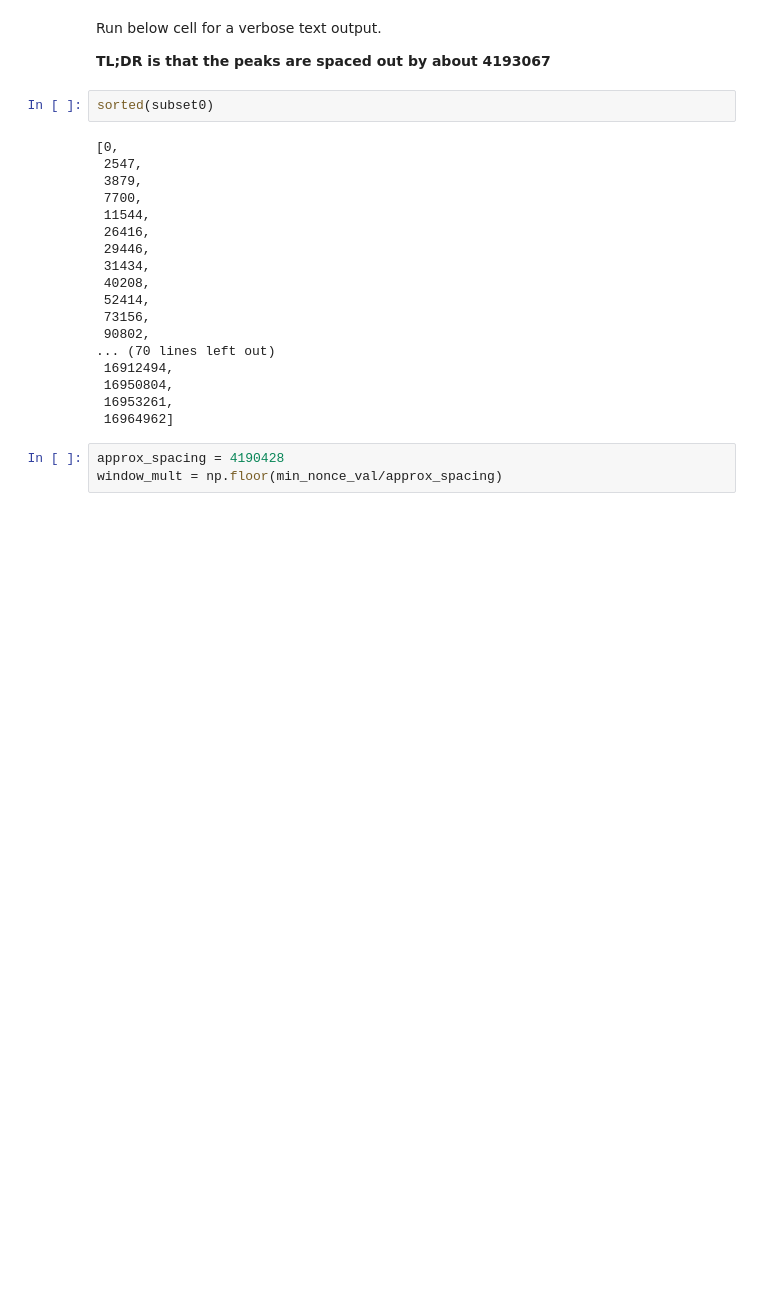
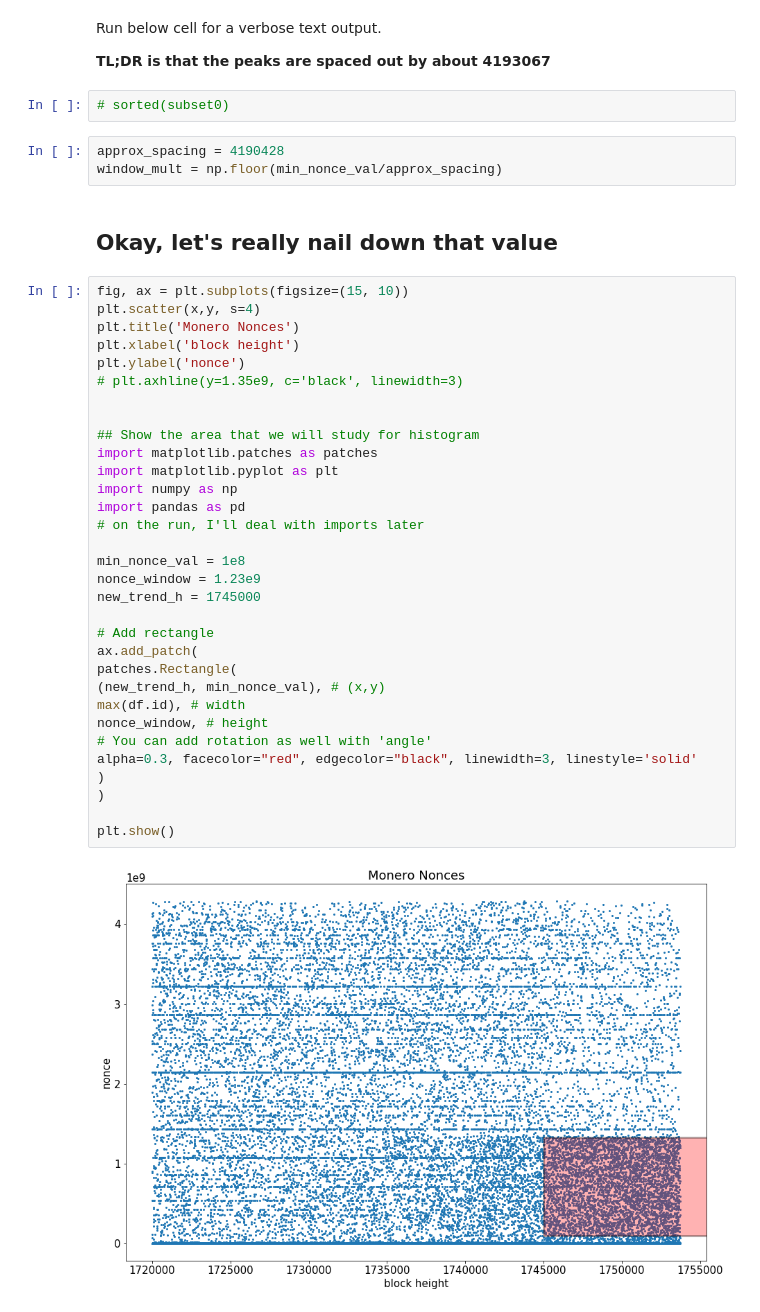
Before and after one commit to noncesense-research-lab/nonce_distribution, a Jupyter notebook: nonce_distribution.ipynb, the cells around one changed output. Saved outputs shown, nothing was run; the diff lists cells and outputs as text; blank space fills up the shorter version.

Commit message:
fixed window

```diff
--- a/nonce_distribution.ipynb
+++ b/nonce_distribution.ipynb
@@ -380,26 +380,44 @@ plt.xlabel('Nonce value');
 Run below cell for a verbose text output.
 
 __TL;DR is that the peaks are spaced out by about 4193067__
-# %%
-sorted(subset0)
-# %% [output]
-[0,
- 2547,
- 3879,
- 7700,
- 11544,
- 26416,
- 29446,
- 31434,
- 40208,
- 52414,
- 73156,
- 90802,
-... (70 lines left out)
- 16912494,
- 16950804,
- 16953261,
- 16964962]
+# %%
+# sorted(subset0)
 # %%
 approx_spacing = 4190428
 window_mult = np.floor(min_nonce_val/approx_spacing)
+# %% [markdown]
+## Okay, let's really nail down that value
+# %%
+fig, ax = plt.subplots(figsize=(15, 10))
+plt.scatter(x,y, s=4)
+plt.title('Monero Nonces')
+plt.xlabel('block height')
+plt.ylabel('nonce')
+# plt.axhline(y=1.35e9, c='black', linewidth=3)
+
+
+## Show the area that we will study for histogram
+import matplotlib.patches as patches
+import matplotlib.pyplot as plt
+import numpy as np
+import pandas as pd
+# on the run, I'll deal with imports later
+
+min_nonce_val = 1e8
+nonce_window = 1.23e9
+new_trend_h = 1745000
+
+# Add rectangle
+ax.add_patch(
+patches.Rectangle(
+(new_trend_h, min_nonce_val), # (x,y)
+max(df.id), # width
+nonce_window, # height
+# You can add rotation as well with 'angle'
+alpha=0.3, facecolor="red", edgecolor="black", linewidth=3, linestyle='solid'
+)
+)
+
+plt.show()
+# %% [output]
+[figure, added]
```
Also changed, not shown: parts of 1 cell of this notebook.
